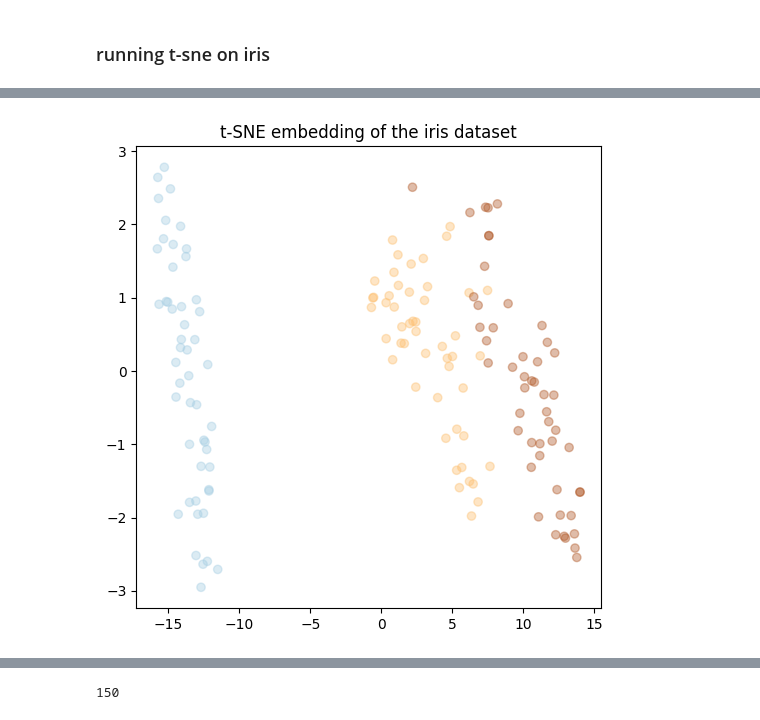
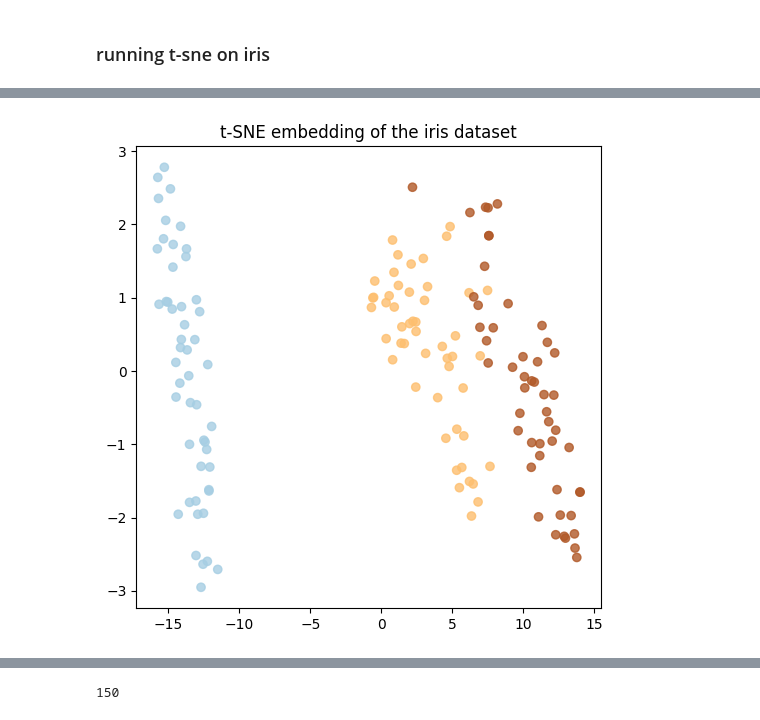
Before and after one commit to giSolve/thesis, a Jupyter notebook: code/theoretical_clustering_guarantees.ipynb, the cells around one changed output, grey strips where cells are left out. Saved outputs shown, nothing was run; the diff lists cells and outputs as text; code cells hidden in the pictures.

```diff
--- a/code/theoretical_clustering_guarantees.ipynb
+++ b/code/theoretical_clustering_guarantees.ipynb
@@ -87,17 +87,17 @@ Iteration 1000, KL divergence 0.1295, 50 iterations in 0.3479 sec
 # %%
 # visualize embedding after early exaggeration
 fig = plt.figure(figsize=(6,6))
 ax = fig.add_subplot(1, 1, 1, title='t-SNE embedding of the iris dataset')
 # Create the scatter
 ax.scatter(
     x=iris_embedding[:,0],
     y=iris_embedding[:,1],
     c=iris[target],
     cmap=plt.colormaps.get_cmap('Paired'),
-    alpha=0.4)
+    alpha=0.8)
 plt.show()
 # %% [output]
-[figure, old version]
+[figure, new version]
 # %%
 P = p_ij_30.P.toarray()  # Convert sparse matrix to dense format
 # %%
```
Also changed, not shown: parts of 2 cells of this notebook, 8 other files.
